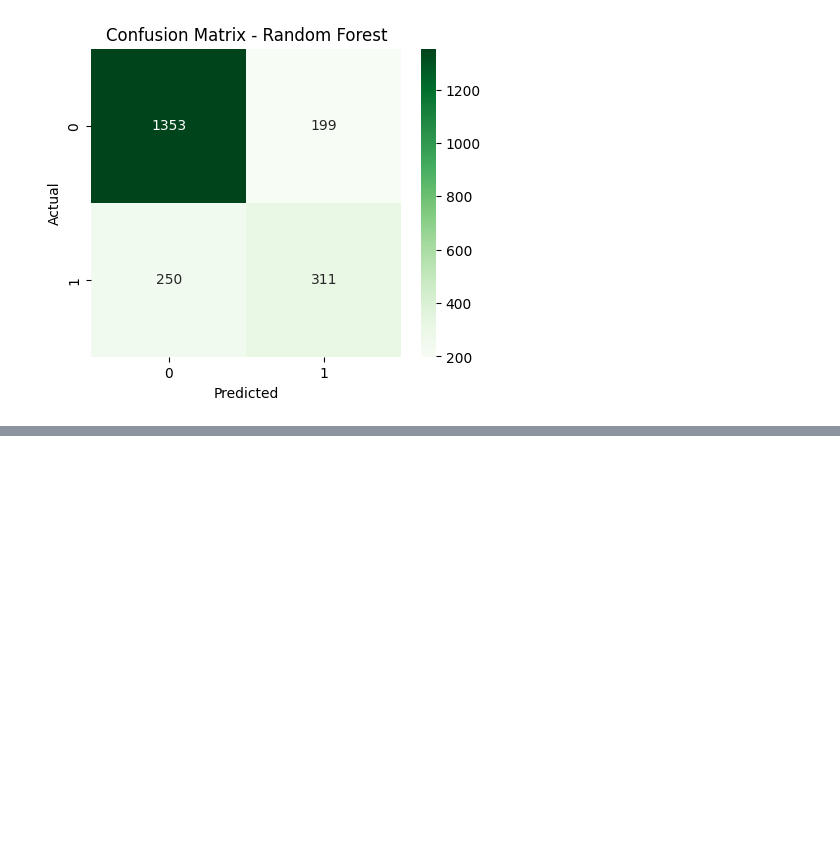
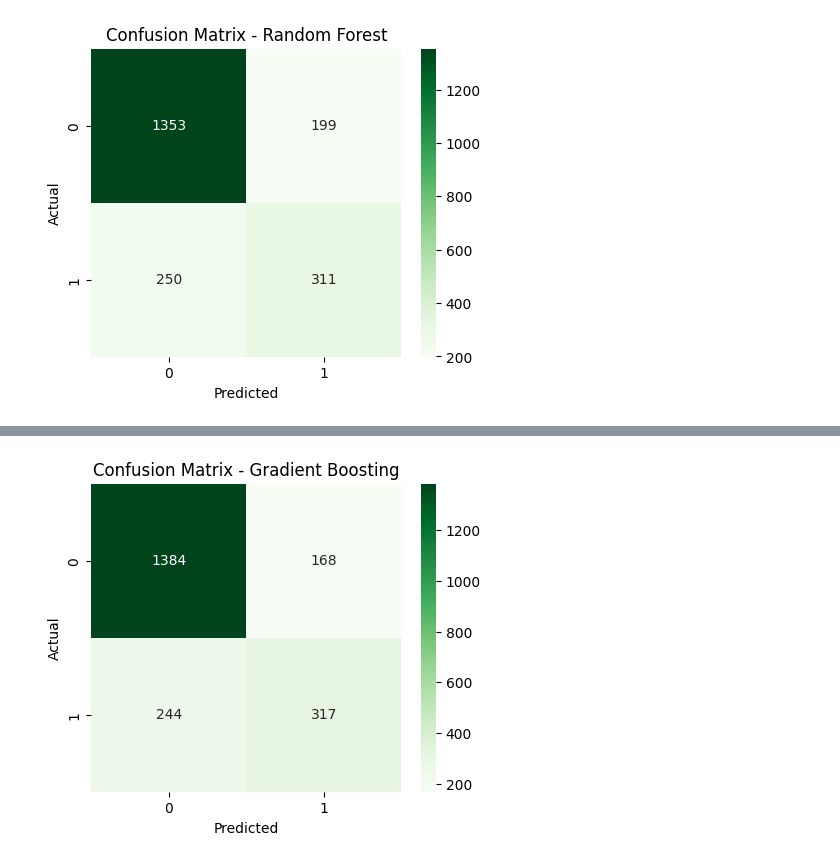
Before and after one commit to nhahub/NHA-010, a Jupyter notebook: notebooks/Training.ipynb, the cells around one changed output, grey strips where cells are left out. Cells and saved outputs as stored; diff of their text form; code cells hidden in the pictures; blank space fills up the shorter version.

```diff
--- a/notebooks/Training.ipynb
+++ b/notebooks/Training.ipynb
@@ -210,0 +215,13 @@ plt.show()
+# %%
+gb_model = GradientBoostingClassifier(
+    n_estimators=100,
+    learning_rate=0.1,
+    max_depth=3,
+    random_state=42
+)
+
+gb_model.fit(X_train, y_train)
+y_pred_gb = gb_model.predict(X_test)
+
+print("Gradient Boosting Accuracy:", accuracy_score(y_test, y_pred_gb))
+print(classification_report(y_test, y_pred_gb))
@@ -210,0 +238,10 @@ plt.show()
+# %%
+# Confusion Matrix of Gradient Boosting
+plt.figure(figsize=(5,4))
+sns.heatmap(confusion_matrix(y_test, y_pred_gb), annot=True, fmt='d', cmap='Greens')
+plt.title("Confusion Matrix - Gradient Boosting")
+plt.xlabel("Predicted")
+plt.ylabel("Actual")
+plt.show()
+# %% [output]
+[figure, added]
```
Also changed, not shown: parts of 5 cells of this notebook.
